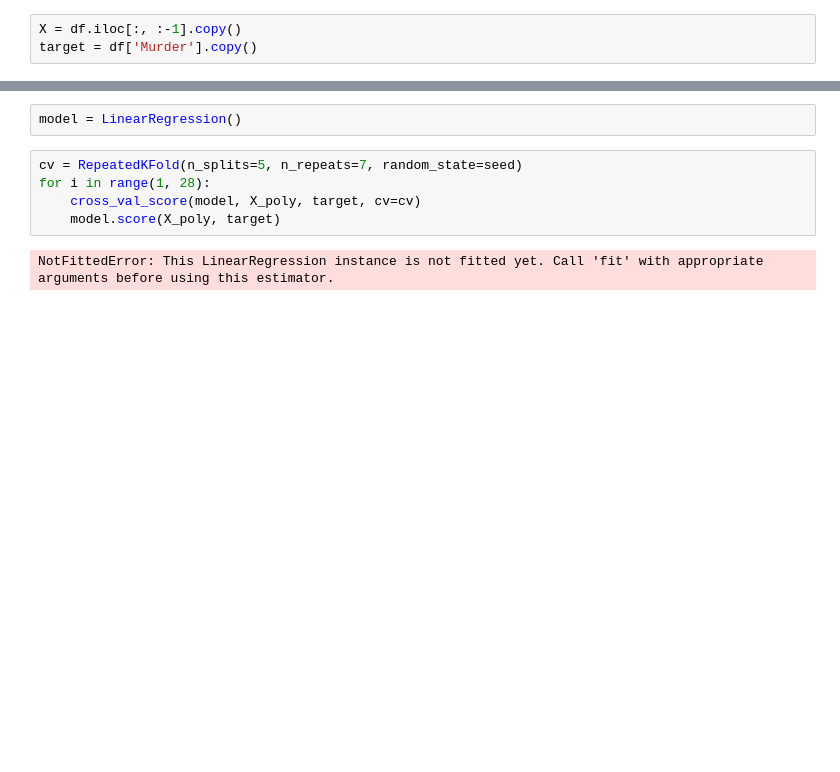
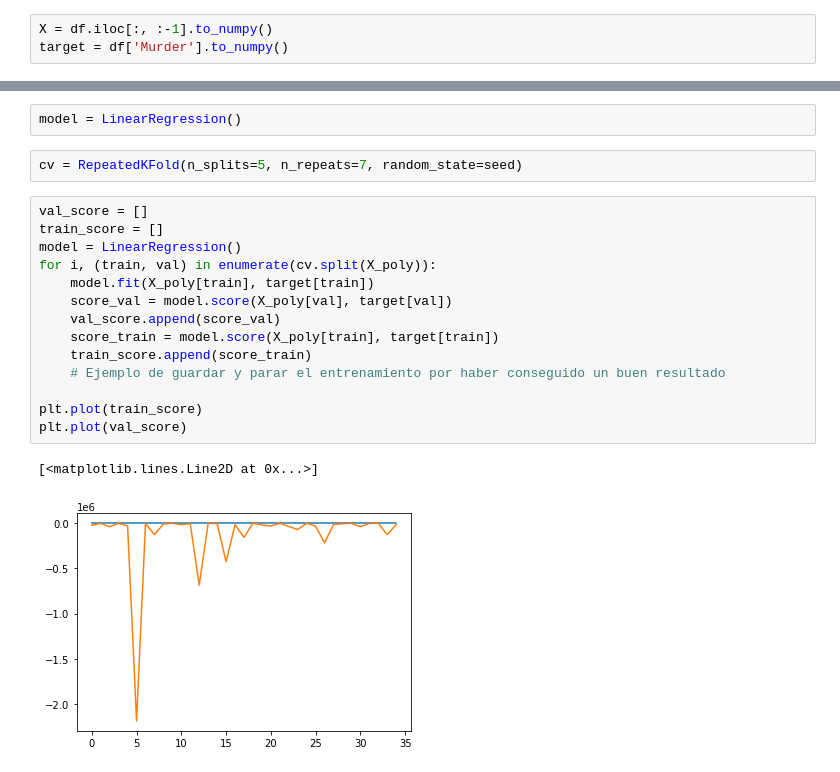
Before and after one commit to JoseKuru/bootcamp, a Jupyter notebook: week10_ML_competition_pca_kmeans/day1_gridsearch_pipelines/exercises/3.crime.ipynb, the cells around one changed output, grey strips where cells are left out. Saved outputs shown, nothing was run; the diff lists cells and outputs as text; blank space fills up the shorter version.

```diff
--- a/week10_ML_competition_pca_kmeans/day1_gridsearch_pipelines/exercises/3.crime.ipynb
+++ b/week10_ML_competition_pca_kmeans/day1_gridsearch_pipelines/exercises/3.crime.ipynb
@@ -62,8 +73,8 @@ df.head()
 | 1963 | 116470 | 1086400 | 3792500 | 408300 | 2297800 | 8640 |
 | 1964 | 130390 | 1213200 | 4200400 | 472800 | 2514400 | 9360 |
 # %%
-X = df.iloc[:, :-1].copy()
-target = df['Murder'].copy()
+X = df.iloc[:, :-1].to_numpy()
+target = df['Murder'].to_numpy()
 # %%
 seed = 42
 # %%
@@ -73,8 +84,20 @@ X_poly = poly_trans.fit_transform(X)
 model = LinearRegression()
 # %%
 cv = RepeatedKFold(n_splits=5, n_repeats=7, random_state=seed)
-for i in range(1, 28):
-    cross_val_score(model, X_poly, target, cv=cv)
-    model.score(X_poly, target)
-# %% [output]
-NotFittedError: This LinearRegression instance is not fitted yet. Call 'fit' with appropriate arguments before using this estimator.
+# %%
+val_score = []
+train_score = []
+model = LinearRegression()
+for i, (train, val) in enumerate(cv.split(X_poly)):
+    model.fit(X_poly[train], target[train])
+    score_val = model.score(X_poly[val], target[val])
+    val_score.append(score_val)
+    score_train = model.score(X_poly[train], target[train])
+    train_score.append(score_train)
+    # Ejemplo de guardar y parar el entrenamiento por haber conseguido un buen resultado
+
+plt.plot(train_score)
+plt.plot(val_score)
+# %% [output]
+[<matplotlib.lines.Line2D at 0x...>]
+[figure, added]
```
Also changed, not shown: parts of 3 cells of this notebook.
